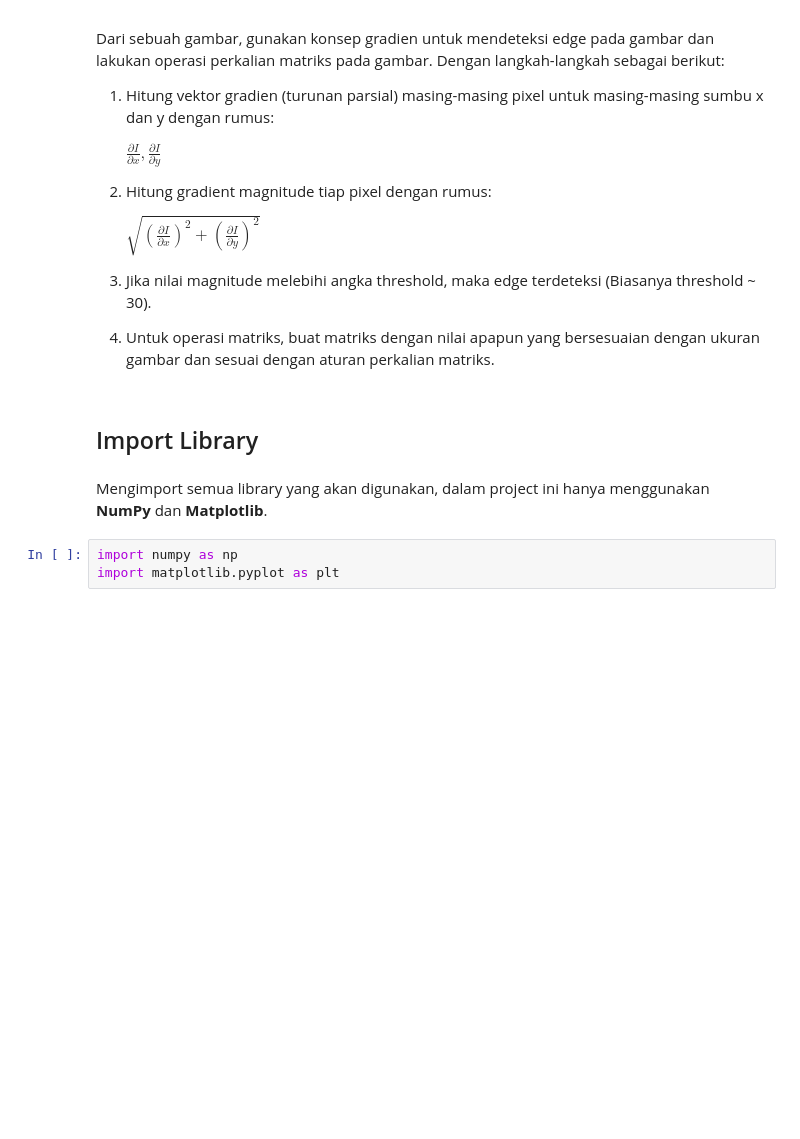
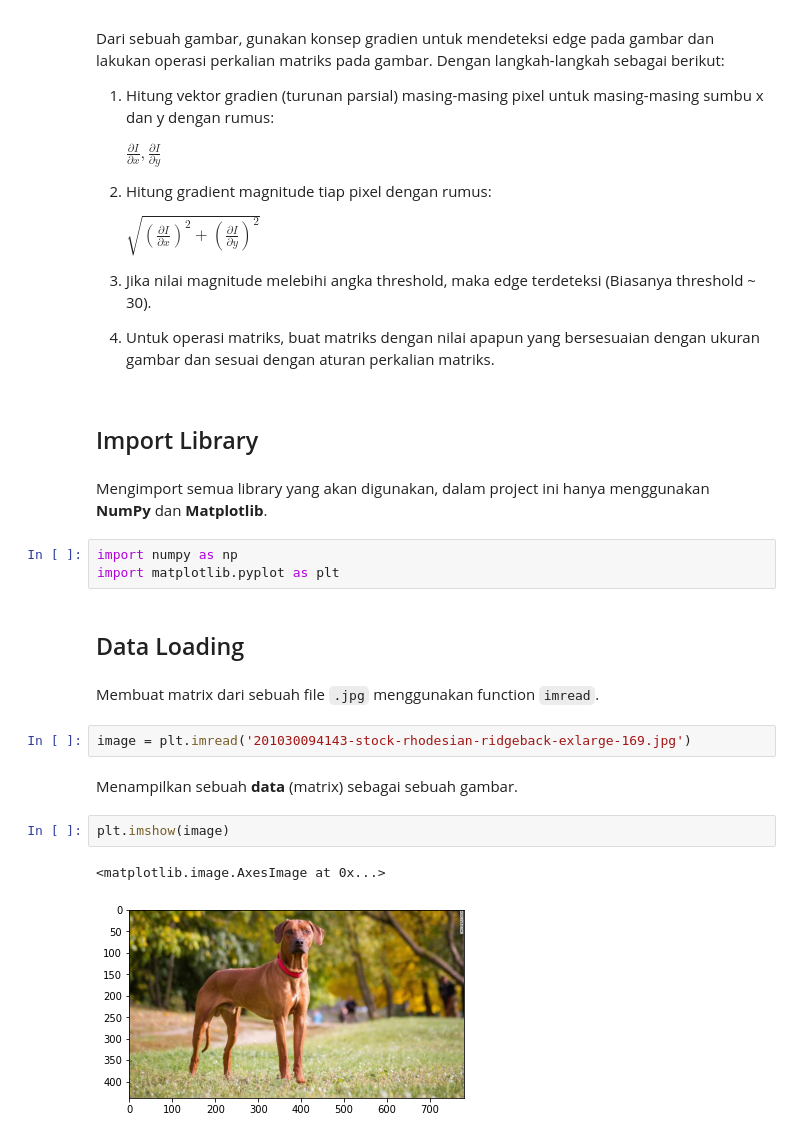
Before and after one commit to Penzragon/h8dsft_P0W2, a Jupyter notebook: script.ipynb, the cells around one changed output. Drawn from its saved outputs; the diff is of its cells as text; blank space fills up the shorter version.

Commit message:
Add data loading section

```diff
--- a/script.ipynb
+++ b/script.ipynb
@@ -36,3 +36,16 @@ Mengimport semua library yang akan digunakan, dalam project ini hanya menggunaka
 # %%
 import numpy as np
 import matplotlib.pyplot as plt
+# %% [markdown]
+## Data Loading
+# %% [markdown]
+Membuat matrix dari sebuah file `.jpg` menggunakan function `imread`.
+# %%
+image = plt.imread('201030094143-stock-rhodesian-ridgeback-exlarge-169.jpg')
+# %% [markdown]
+Menampilkan sebuah **data** (matrix) sebagai sebuah gambar.
+# %%
+plt.imshow(image)
+# %% [output]
+<matplotlib.image.AxesImage at 0x...>
+[figure, added]
```
